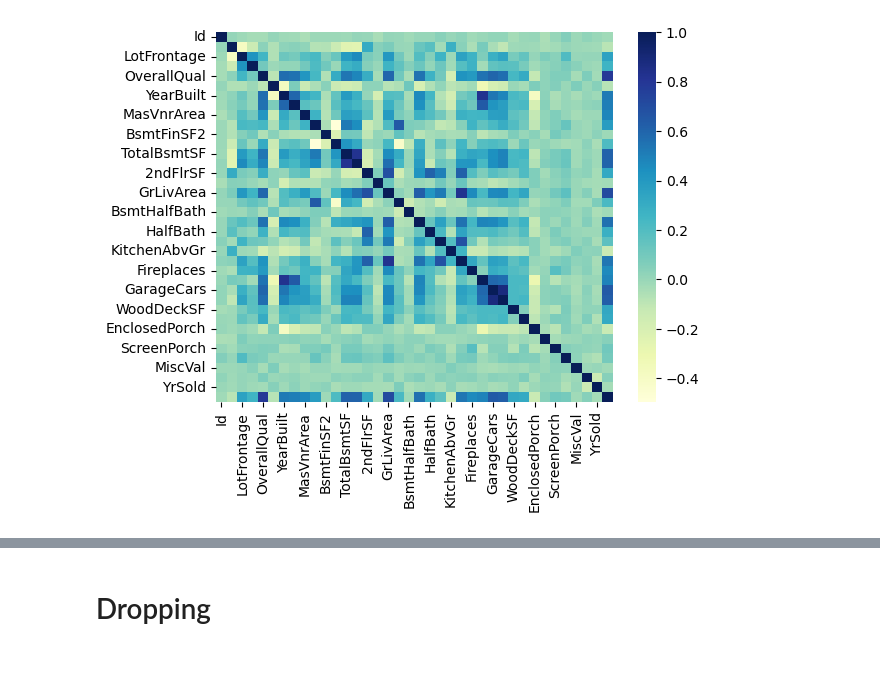
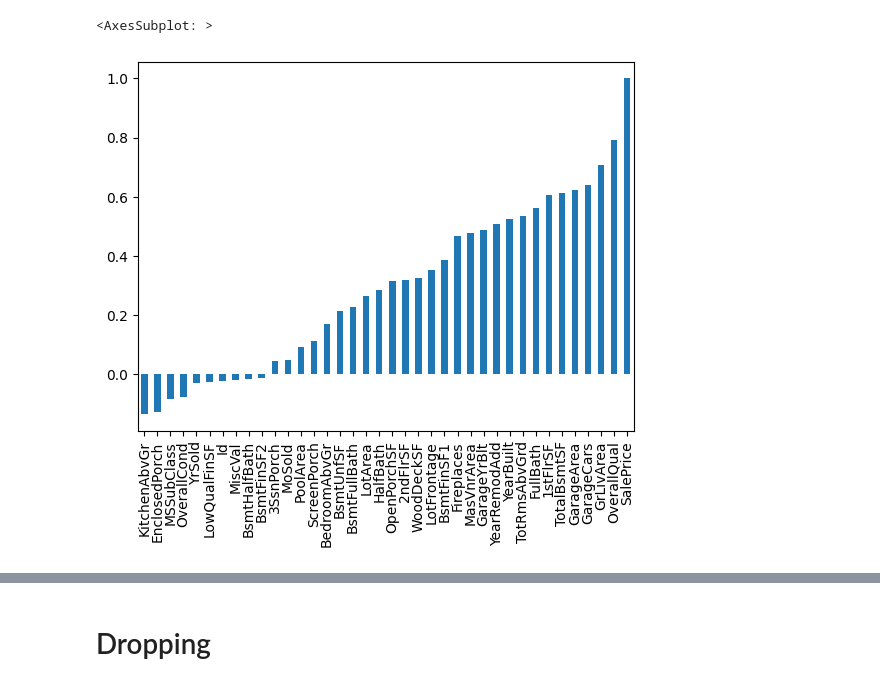
Before and after one commit to bjgiraud/ProjetImmobilierMML, a Jupyter notebook: datas/RidgeRegressor.ipynb, the cells around one changed output, grey strips where cells are left out. Cells and saved outputs as stored; diff of their text form; code cells hidden in the pictures.

```diff
--- a/datas/RidgeRegressor.ipynb
+++ b/datas/RidgeRegressor.ipynb
@@ -6,10 +7,10 @@ df = pd.read_csv("train.csv")
 # %%
 import matplotlib.pyplot as plt
 
 %matplotlib inline
-#pearson
-pearson = df.corr()['SalePrice']
-pearson = pearson.sort_values()
-dataplot = sb.heatmap(df.corr(), cmap="YlGnBu")
+sf = df.corr()['SalePrice']
+sf = sf.sort_values()
+sf.plot.bar(x='SalePrice')
 # %% [output]
+<AxesSubplot: >
-[figure, old version]
+[figure, new version]
```
Also changed, not shown: parts of 7 cells of this notebook.
